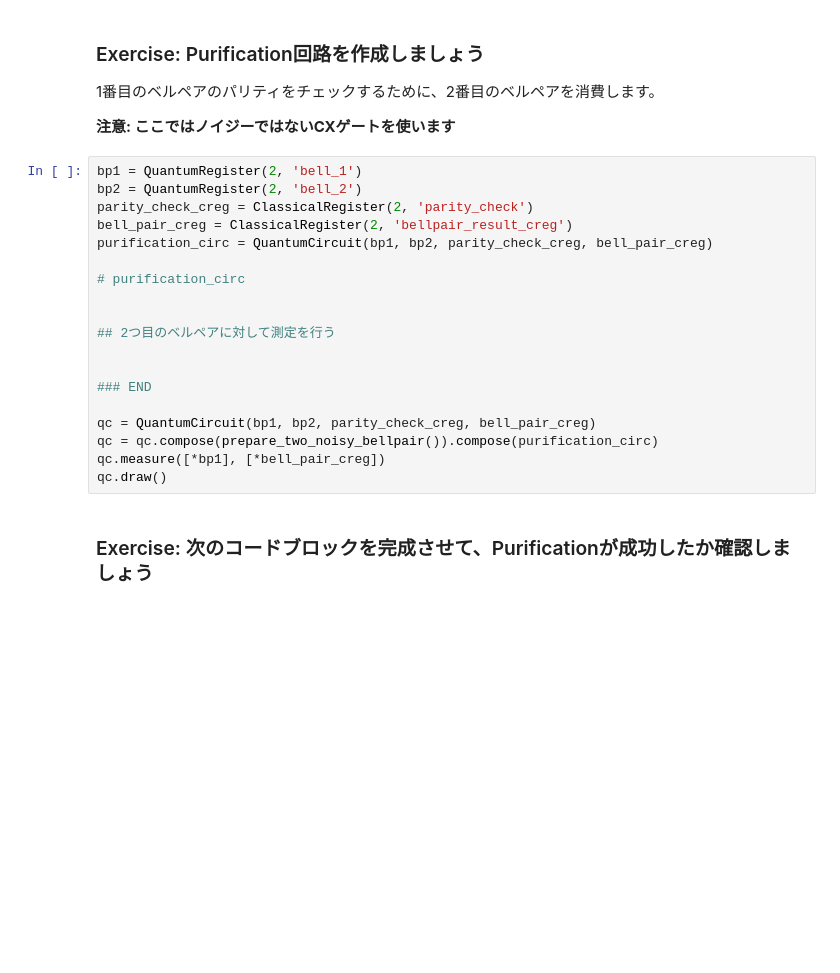
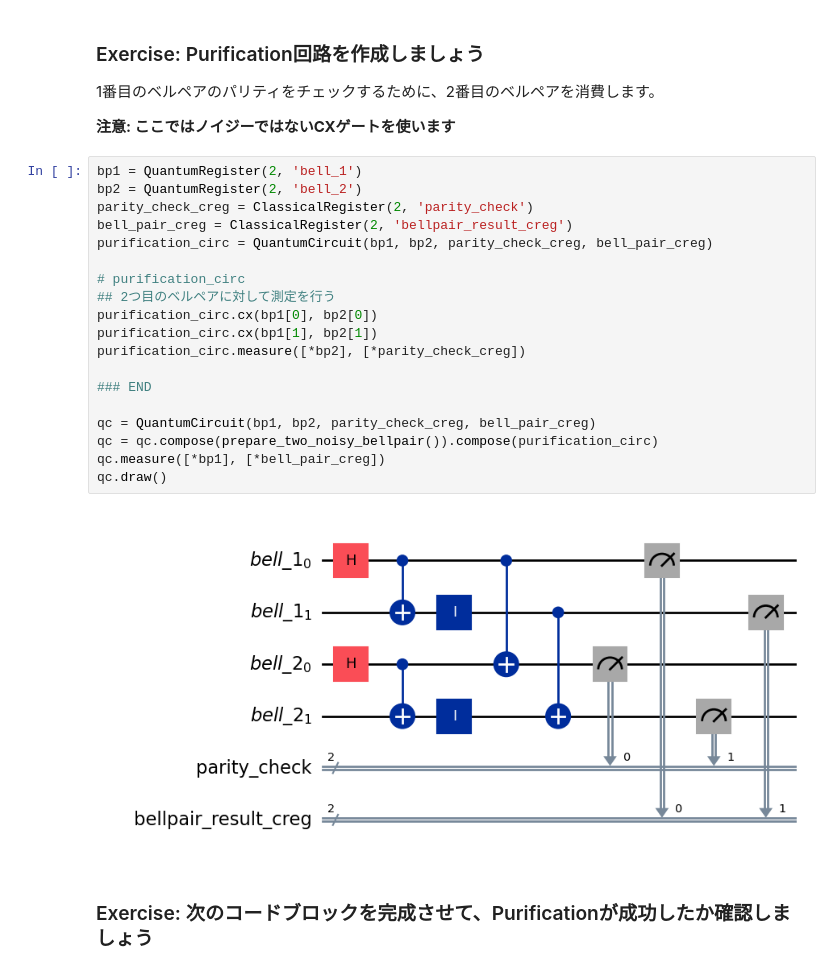
Before and after one commit to Macropusooo/pages-sample, a Jupyter notebook: WQRN_hands_on_ja.ipynb, the cells around one changed output. Drawn from its saved outputs; the diff is of its cells as text; blank space fills up the shorter version.

```diff
--- a/WQRN_hands_on_ja.ipynb
+++ b/WQRN_hands_on_ja.ipynb
@@ -1075,22 +1077,24 @@ qc.draw()
 # %%
 bp1 = QuantumRegister(2, 'bell_1')
 bp2 = QuantumRegister(2, 'bell_2')
 parity_check_creg = ClassicalRegister(2, 'parity_check')
 bell_pair_creg = ClassicalRegister(2, 'bellpair_result_creg')
 purification_circ = QuantumCircuit(bp1, bp2, parity_check_creg, bell_pair_creg)
 
 # purification_circ
-
-
 ## 2つ目のベルペアに対して測定を行う
-
+purification_circ.cx(bp1[0], bp2[0])
+purification_circ.cx(bp1[1], bp2[1])
+purification_circ.measure([*bp2], [*parity_check_creg])
 
 ### END
 
 qc = QuantumCircuit(bp1, bp2, parity_check_creg, bell_pair_creg)
 qc = qc.compose(prepare_two_noisy_bellpair()).compose(purification_circ)
 qc.measure([*bp1], [*bell_pair_creg])
 qc.draw()
+# %% [output]
+[figure, added]
 # %% [markdown]
 ### Exercise: 次のコードブロックを完成させて、Purificationが成功したか確認しましょう
 # %%
```
Also changed, not shown: parts of 13 cells of this notebook.
